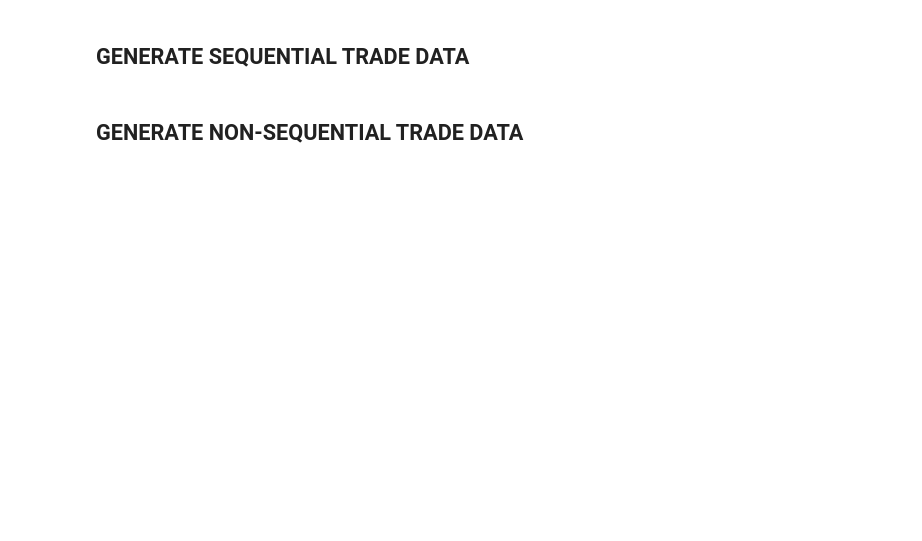
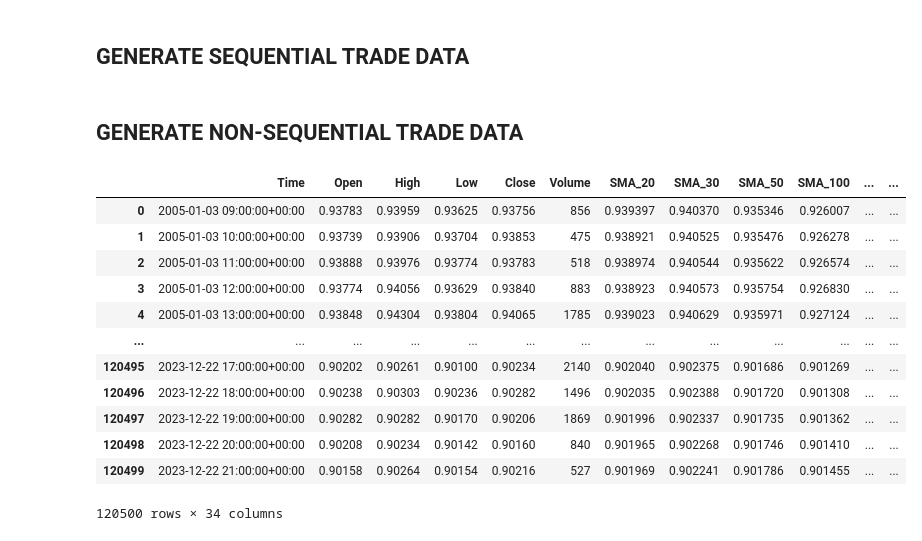
Before and after one commit to EngineerDanny/robust_algo_trader, a Jupyter notebook: data/gen_trade_data.ipynb, the cells around one changed output. Saved outputs shown, nothing was run; the diff lists cells and outputs as text; code cells hidden in the pictures; blank space fills up the shorter version.

```diff
--- a/data/gen_trade_data.ipynb
+++ b/data/gen_trade_data.ipynb
@@ -477,0 +307,16 @@ print("Done!")
+# %%
+df
+# %% [output]
+|  | Time | Open | High | Low | Close | Volume | SMA_20 | SMA_30 | SMA_50 | SMA_100 | ... | ... |
+| 0 | 2005-01-03 09:00:00+00:00 | 0.93783 | 0.93959 | 0.93625 | 0.93756 | 856 | 0.939397 | 0.940370 | 0.935346 | 0.926007 | ... | ... |
+| 1 | 2005-01-03 10:00:00+00:00 | 0.93739 | 0.93906 | 0.93704 | 0.93853 | 475 | 0.938921 | 0.940525 | 0.935476 | 0.926278 | ... | ... |
+| 2 | 2005-01-03 11:00:00+00:00 | 0.93888 | 0.93976 | 0.93774 | 0.93783 | 518 | 0.938974 | 0.940544 | 0.935622 | 0.926574 | ... | ... |
+| 3 | 2005-01-03 12:00:00+00:00 | 0.93774 | 0.94056 | 0.93629 | 0.93840 | 883 | 0.938923 | 0.940573 | 0.935754 | 0.926830 | ... | ... |
+| 4 | 2005-01-03 13:00:00+00:00 | 0.93848 | 0.94304 | 0.93804 | 0.94065 | 1785 | 0.939023 | 0.940629 | 0.935971 | 0.927124 | ... | ... |
+| ... | ... | ... | ... | ... | ... | ... | ... | ... | ... | ... | ... | ... |
+| 120495 | 2023-12-22 17:00:00+00:00 | 0.90202 | 0.90261 | 0.90100 | 0.90234 | 2140 | 0.902040 | 0.902375 | 0.901686 | 0.901269 | ... | ... |
+| 120496 | 2023-12-22 18:00:00+00:00 | 0.90238 | 0.90303 | 0.90236 | 0.90282 | 1496 | 0.902035 | 0.902388 | 0.901720 | 0.901308 | ... | ... |
+| 120497 | 2023-12-22 19:00:00+00:00 | 0.90282 | 0.90282 | 0.90170 | 0.90206 | 1869 | 0.901996 | 0.902337 | 0.901735 | 0.901362 | ... | ... |
+| 120498 | 2023-12-22 20:00:00+00:00 | 0.90208 | 0.90234 | 0.90142 | 0.90160 | 840 | 0.901965 | 0.902268 | 0.901746 | 0.901410 | ... | ... |
+| 120499 | 2023-12-22 21:00:00+00:00 | 0.90158 | 0.90264 | 0.90154 | 0.90216 | 527 | 0.901969 | 0.902241 | 0.901786 | 0.901455 | ... | ... |
+120500 rows × 34 columns
```
Also changed, not shown: parts of 3 cells of this notebook, 1 other file.
